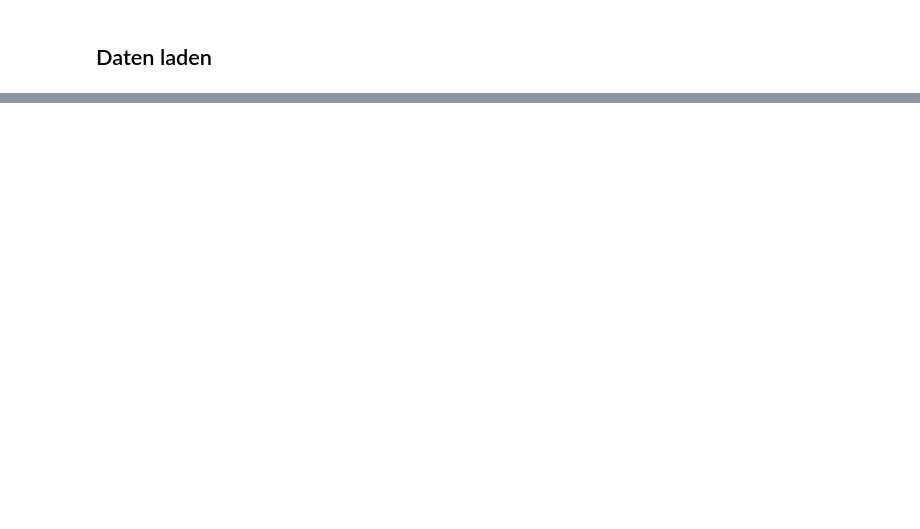
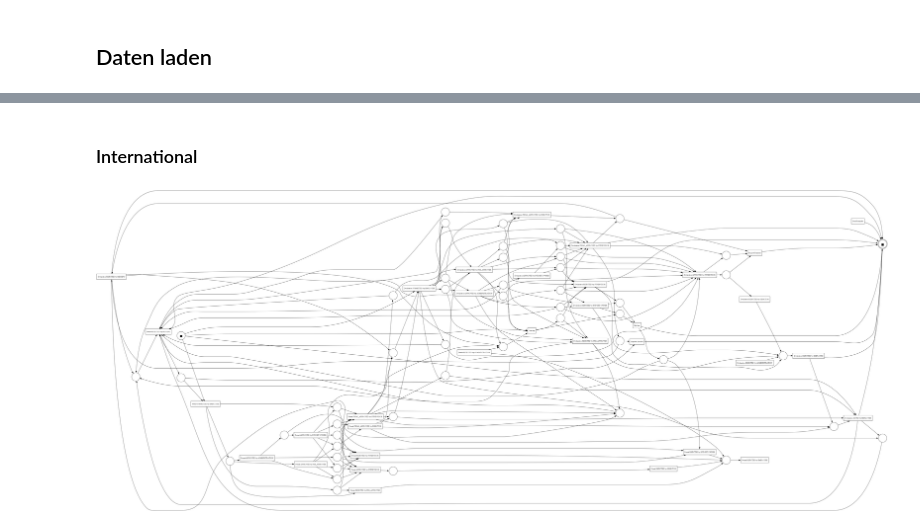
Before and after one commit to Flemming-R/MADS23a_PM-HA_Filali_Teppris_Rommelfangen, a Jupyter notebook: notebooks/flemming_test.ipynb, the cells around one changed output, grey strips where cells are left out. Cells and saved outputs as stored; diff of their text form; code cells hidden in the pictures; blank space fills up the shorter version.

```diff
--- a/notebooks/flemming_test.ipynb
+++ b/notebooks/flemming_test.ipynb
@@ -68,0 +37,19 @@ ERROR: No matching distribution found for os
+# %% [markdown]
+### International
+# %%
+import pm4py
+from pm4py.objects.log.importer.xes import importer as xes_importer
+from pm4py.algo.discovery.alpha import algorithm as alpha_miner
+from pm4py.visualization.petri_net import visualizer as pn_visualizer
+
+# Step 1: Load the event log using a relative path
+log = xes_importer.apply('Data/InternationalDeclarations.xes')
+
+# Step 2: Discover the process model using the Alpha Miner algorithm
+net, initial_marking, final_marking = alpha_miner.apply(log)
+
+# Step 3: Visualize the discovered Petri net
+gviz = pn_visualizer.apply(net, initial_marking, final_marking)
+pn_visualizer.view(gviz)
+# %% [output]
+[figure, added]
```
Also changed, not shown: parts of 6 cells of this notebook.
